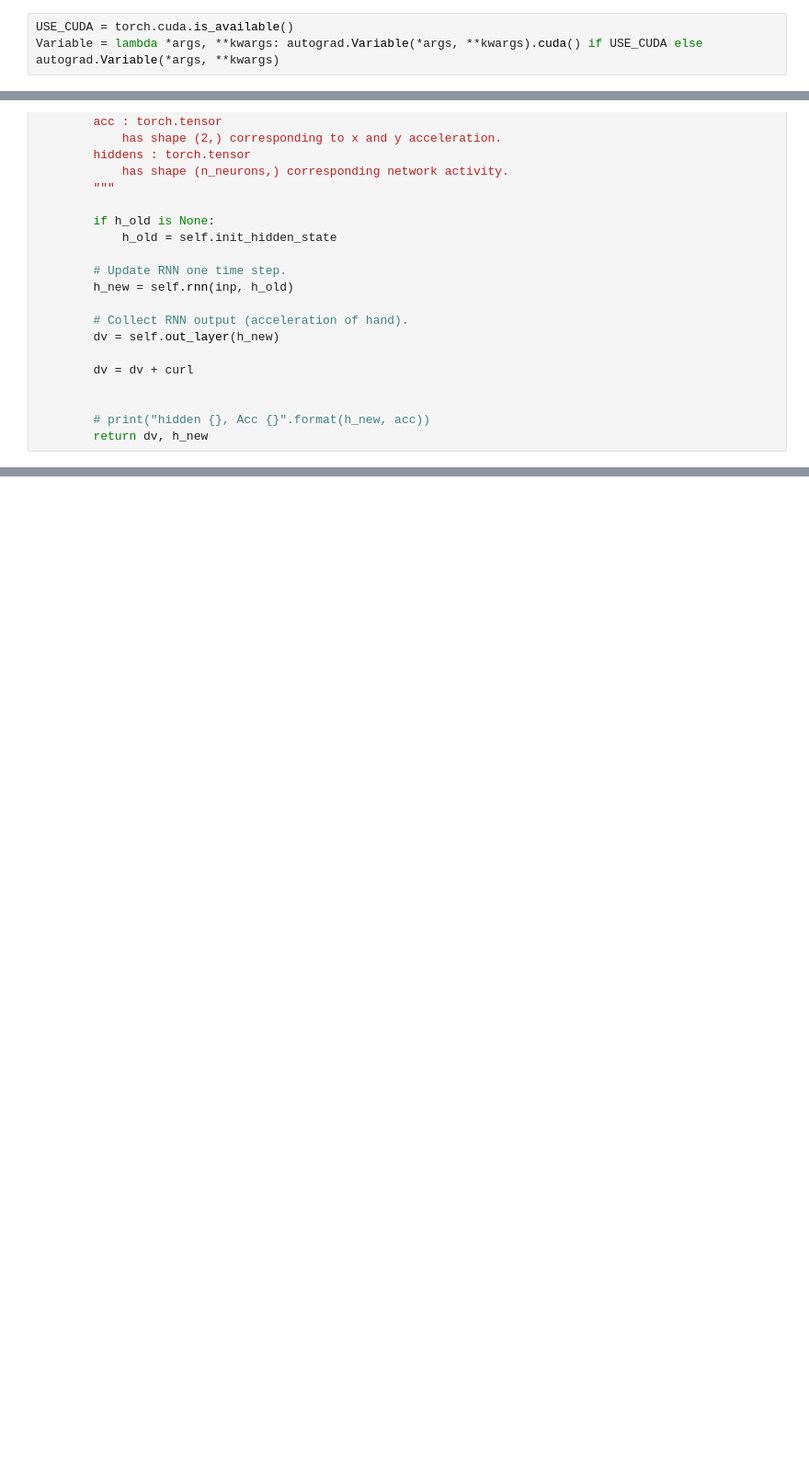
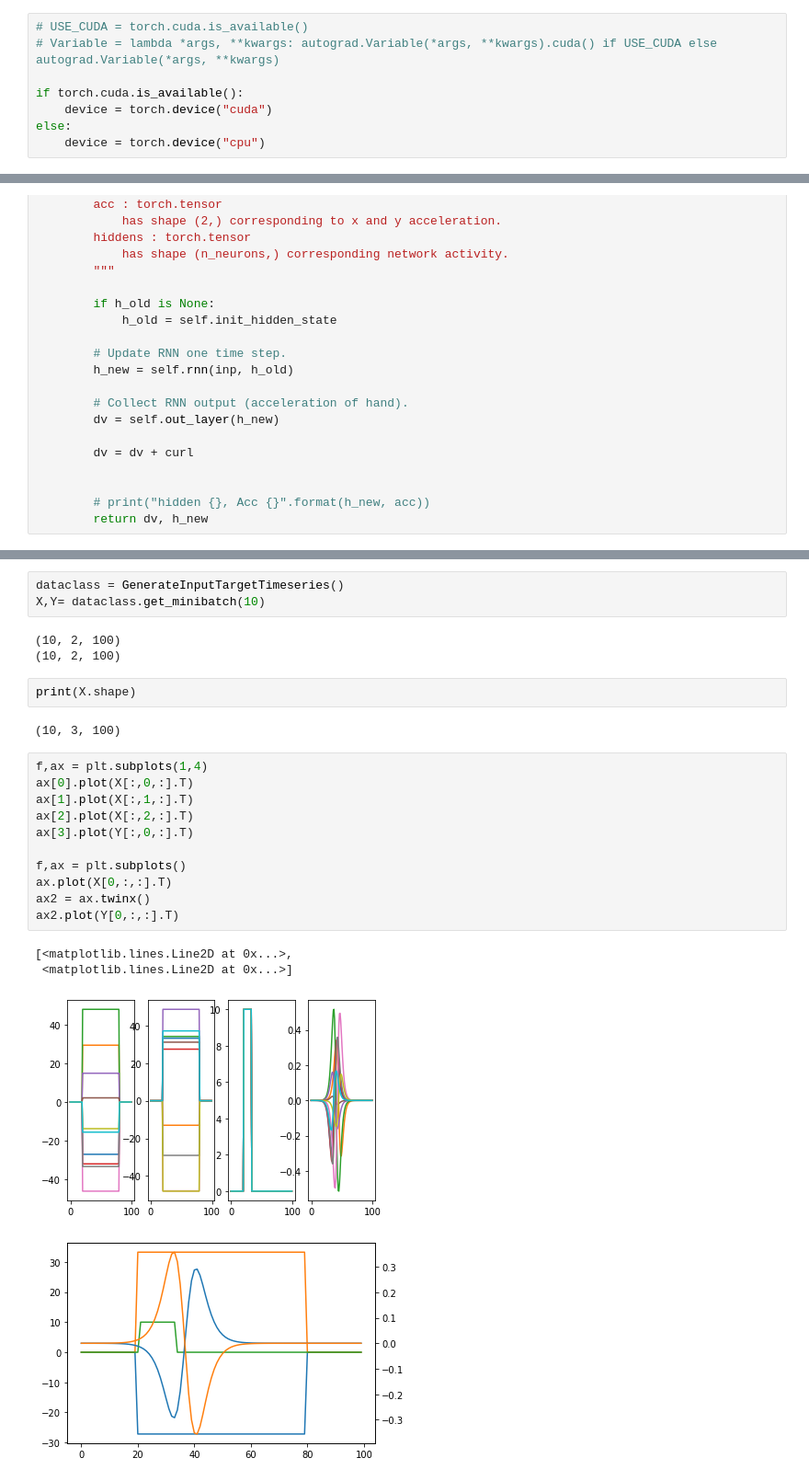
Before and after one commit to xlsun79/CS230Project, a Jupyter notebook: RNN_supervised.ipynb, the cells around one changed output, grey strips where cells are left out. Shown: that part at 92% size. Drawn from its saved outputs; the diff is of its cells as text; blank space fills up the shorter version.

Commit message:
RNN_supervised, generate minibatch inputs

```diff
--- a/RNN_supervised.ipynb
+++ b/RNN_supervised.ipynb
@@ -16,8 +16,13 @@ from IPython.display import clear_output
 import matplotlib.pyplot as plt
 %matplotlib inline
 # %%
-USE_CUDA = torch.cuda.is_available()
-Variable = lambda *args, **kwargs: autograd.Variable(*args, **kwargs).cuda() if USE_CUDA else autograd.Variable(*args, **kwargs)
+# USE_CUDA = torch.cuda.is_available()
+# Variable = lambda *args, **kwargs: autograd.Variable(*args, **kwargs).cuda() if USE_CUDA else autograd.Variable(*args, **kwargs)
+
+if torch.cuda.is_available():
+    device = torch.device("cuda")
+else:
+    device = torch.device("cpu")
 # %%
 class MonkRNN(nn.Module):
     def __init__(self, inp_size, n_neurons, out_size, rnn_nonlinearity = 'relu',curl_field=False):
@@ -143,0 +153,26 @@ class GenerateInputTargetTimeseries():
+# %%
+dataclass = GenerateInputTargetTimeseries()
+X,Y= dataclass.get_minibatch(10)
+# %% [output]
+(10, 2, 100)
+(10, 2, 100)
+# %%
+print(X.shape)
+# %% [output]
+(10, 3, 100)
+# %%
+f,ax = plt.subplots(1,4)
+ax[0].plot(X[:,0,:].T)
+ax[1].plot(X[:,1,:].T)
+ax[2].plot(X[:,2,:].T)
+ax[3].plot(Y[:,0,:].T)
+
+f,ax = plt.subplots()
+ax.plot(X[0,:,:].T)
+ax2 = ax.twinx()
+ax2.plot(Y[0,:,:].T)
+# %% [output]
+[<matplotlib.lines.Line2D at 0x...>,
+ <matplotlib.lines.Line2D at 0x...>]
+[figure, added]
+[figure, added]
```
Also changed, not shown: parts of 3 cells of this notebook, 1 other file.
